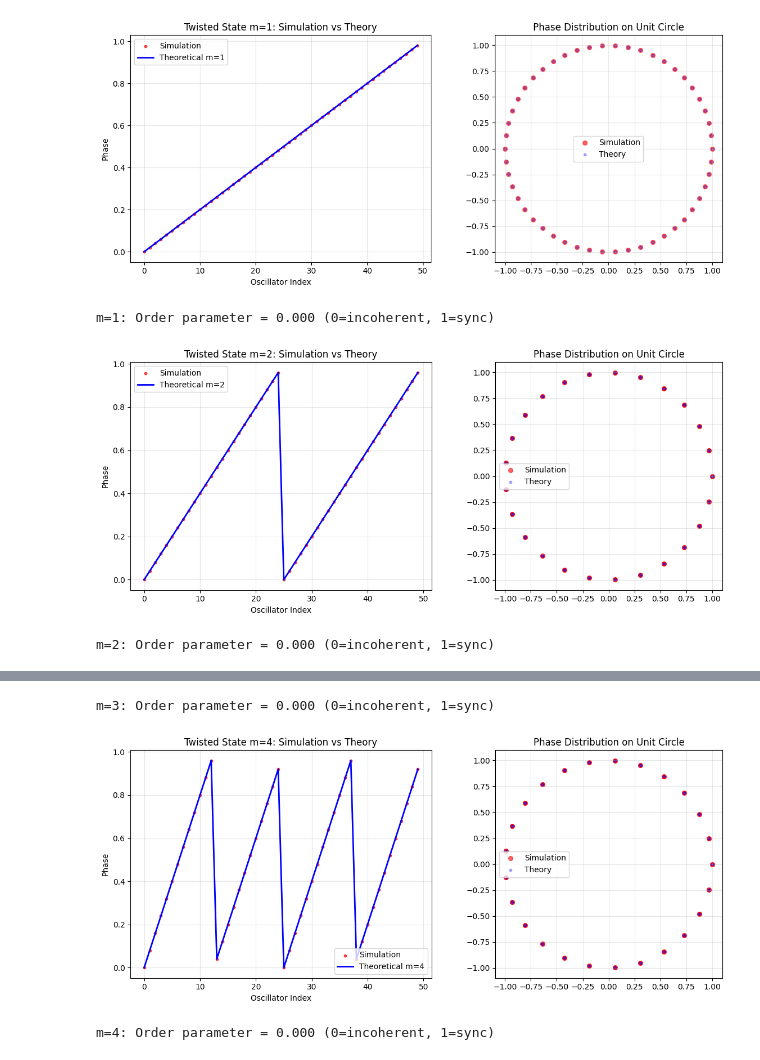
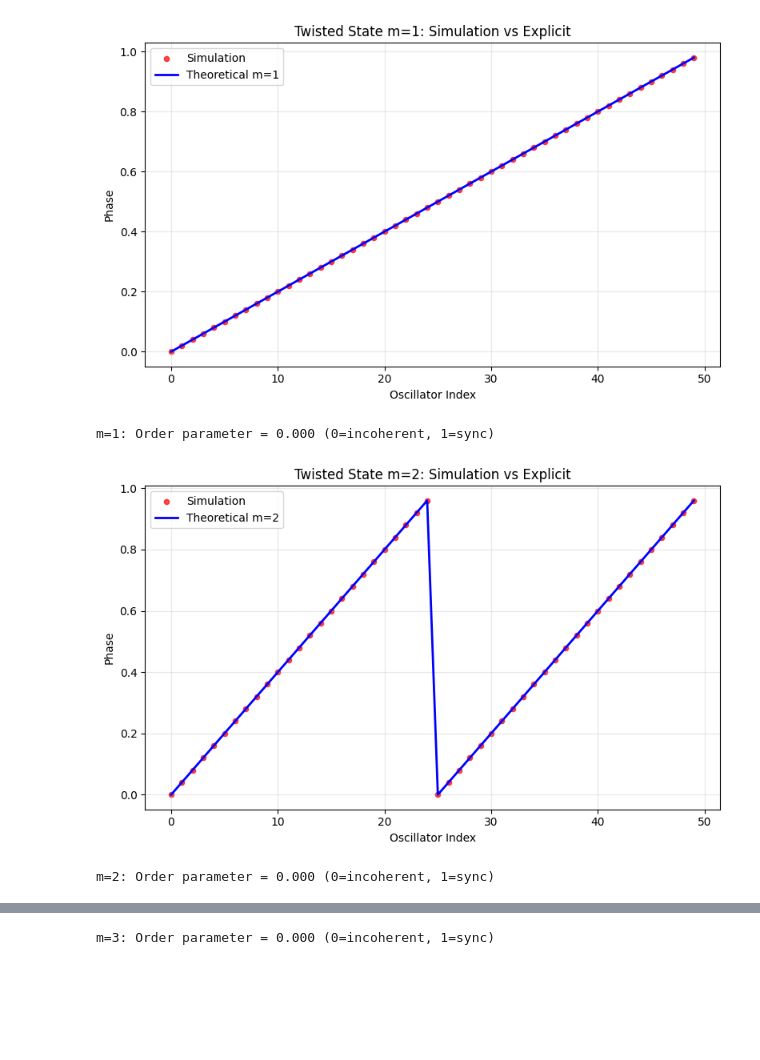
Before and after one commit to VeronicaBolzonella/GraphonKuramotoSolutions, a Jupyter notebook: notebooks/kuramoto_visualization.ipynb, the cells around one changed output, grey strips where cells are left out. Drawn from its saved outputs; the diff is of its cells as text; code cells hidden in the pictures; blank space fills up the shorter version.

```diff
--- a/notebooks/kuramoto_visualization.ipynb
+++ b/notebooks/kuramoto_visualization.ipynb
@@ -10,12 +10,17 @@ import jax
 import jax.numpy as jnp
 from models.kuramoto_graph import KuramotoGraph
 # %%
-# Suppose G is your KuramotoGraph instance
 G = KuramotoGraph(200)
 
 G.positions()
 G.distances()
-A = G.graphon(k=2, lam=0.5)  # adjacency from graphon
+A = G.distance_based_graphon()  # adjacency from ring graphon
 # %%
-G.plot_graph(G.x, A)
+for i in [10, 20, 50, 200]:
+    G = KuramotoGraph(i)
+
+    G.positions()
+    G.distances()
+    A = G.distance_based_graphon()
+    G.plot_graph(G.x, A)
 # %% [output]
@@ -27,6 +35,6 @@ G.plot_graphon(A)
 # %%
 dt = 0.01
-T=5
+T=20
 
 # simulate dynamics
 sol = G.simulate(T=T, dt=dt)
@@ -72,68 +51,43 @@ plt.show()
 # %%
-def simulate_twisted_states():
-    n = 50  # Use more oscillators for clearer patterns
-
-    for m in [1, 2, 3, 4]:  # Different numbers of twists
-        # Create graph with twisted state initial condition
+def simulate_twisted_states(n=50):
+    for m in [1, 2, 3]:  # Different numbers of twists
         u0_twisted = KuramotoGraph(n).m_twisted_state(m=m)
         G = KuramotoGraph(n, u0=u0_twisted)
-
-        # Set up positions and graphon
         G.positions()
         G.distances()
 
-        # Use weaker, longer-range coupling for twisted state stability
-        A = G.graphon(k=0.5, lam=0.8)  # Weaker coupling, longer range
+        A = G.distance_based_graphon()
         G.A = A
-
-        # Simulate with smaller time step
-        sol = G.simulate(T=20.0, dt=0.005)
-
-        # Plot results
+        # simulate dynamics
+        sol = G.simulate(T=20.0, dt=0.01)
         plot_twisted_state_comparison(G, sol, m=m)
 
 def plot_twisted_state_comparison(G, sol, m=1):
     """Plot simulation results vs theoretical twisted state"""
     final_phases = sol.ys[-1]  # Final state
     theoretical_phases = G.m_twisted_state(m=m)
 
-    fig, (ax1, ax2) = plt.subplots(1, 2, figsize=(12, 5))
+    oscillator_index = jnp.arange(G.n)
 
-    # Plot 1: Phase profile (like in the Springer figure)
-    oscillator_index = jnp.arange(G.n)
-    ax1.scatter(oscillator_index, final_phases, color='red', s=10, alpha=0.7, label='Simulation')
-    ax1.plot(oscillator_index, theoretical_phases, 'b-', linewidth=2, label=f'Theoretical m={m}')
-    ax1.set_xlabel('Oscillator Index')
-    ax1.set_ylabel('Phase')
-    ax1.set_title(f'Twisted State m={m}: Simulation vs Theory')
-    ax1.legend()
-    ax1.grid(True, alpha=0.3)
-
-    # Plot 2: Phase on circle
-    angles_final = 2 * jnp.pi * final_phases
-    angles_theoretical = 2 * jnp.pi * theoretical_phases
-
-    ax2.scatter(jnp.cos(angles_final), jnp.sin(angles_final),
-                color='red', s=30, alpha=0.6, label='Simulation')
-    ax2.scatter(jnp.cos(angles_theoretical), jnp.sin(angles_theoretical),
-                color='blue', s=10, alpha=0.3, label='Theory')
-    ax2.set_aspect('equal')
-    ax2.set_title('Phase Distribution on Unit Circle')
-    ax2.legend()
-    ax2.grid(True, alpha=0.3)
-
+    plt.figure(figsize=(8, 5))
+    plt.scatter(oscillator_index, final_phases, color='red', s=20, alpha=0.7, label='Simulation')
+    plt.plot(oscillator_index, theoretical_phases, 'b-', linewidth=2, label=f'Theoretical m={m}')
+    plt.xlabel('Oscillator Index')
+    plt.ylabel('Phase')
+    plt.title(f'Twisted State m={m}: Simulation vs Explicit')
+    plt.legend()
+    plt.grid(True, alpha=0.3)
     plt.tight_layout()
     plt.show()
 
     # Print synchronization measure
     order_param = jnp.abs(jnp.mean(jnp.exp(2j * jnp.pi * final_phases)))
     print(f"m={m}: Order parameter = {order_param:.3f} (0=incoherent, 1=sync)")
 
 # Run the simulation
-
-simulate_twisted_states()
+simulate_twisted_states(50)
 # %% [output]
-[figure, old version]
+[figure, new version]
 m=1: Order parameter = 0.000 (0=incoherent, 1=sync)
-[figure, old version]
+[figure, new version]
 m=2: Order parameter = 0.000 (0=incoherent, 1=sync)
@@ -141,3 +95 @@ m=2: Order parameter = 0.000 (0=incoherent, 1=sync)
 m=3: Order parameter = 0.000 (0=incoherent, 1=sync)
-[figure, removed]
-m=4: Order parameter = 0.000 (0=incoherent, 1=sync)
```
Also changed, not shown: parts of 7 cells of this notebook, 7 other files.
